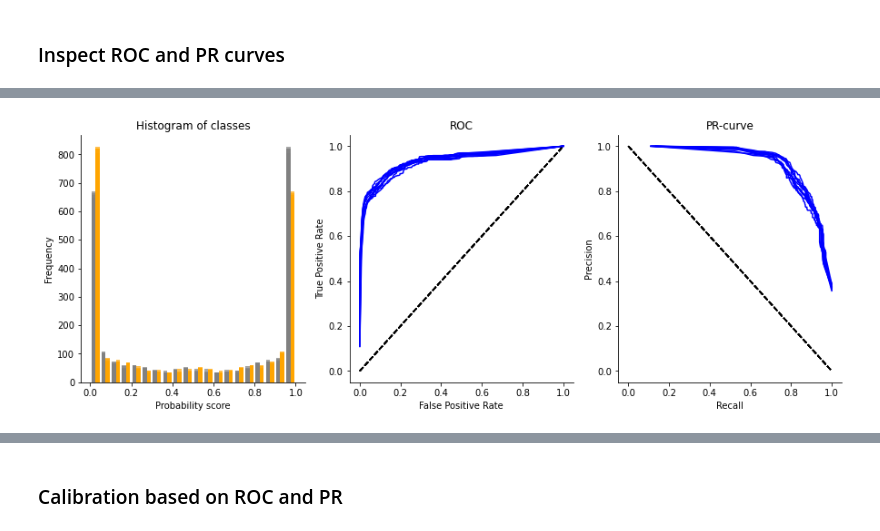
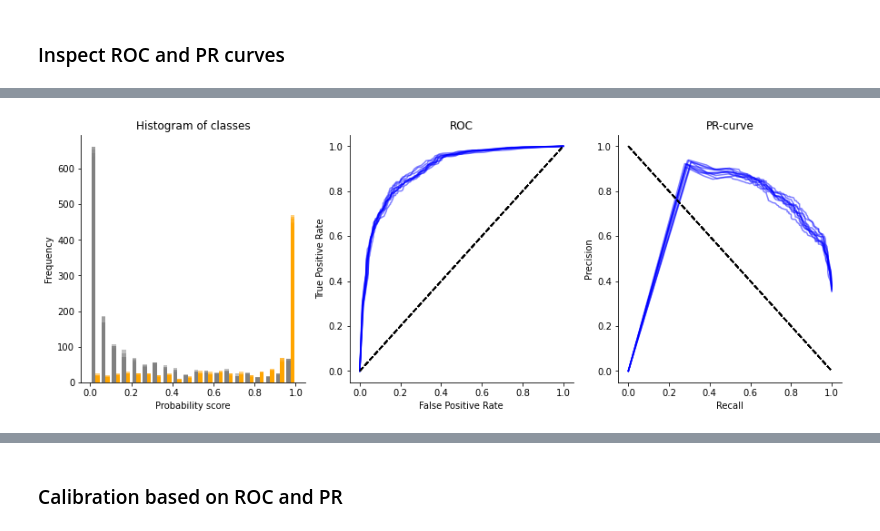
Before and after one commit to mikedataCrunch/bagls-sh-project, a Jupyter notebook: notebooks/06-model-evaluation.ipynb, the cells around one changed output, grey strips where cells are left out. Drawn from its saved outputs; the diff is of its cells as text; code cells hidden in the pictures.

```diff
--- a/notebooks/06-model-evaluation.ipynb
+++ b/notebooks/06-model-evaluation.ipynb
@@ -27,5 +27,5 @@ import wandb
 print("W&B: ", wandb.__version__)
 wandb.login()
 
-PROJECT_NAME = "bagls-sh-test"
+PROJECT_NAME = "bagls-sh-project"
 # %% [output]
@@ -171,7 +172,7 @@ Run data is saved locally in /home/mdorosan/2022/bagls-sh-project/notebooks/wand
 # %% [markdown]
 ### Inspect ROC and PR curves
 # %%
-model_name = 'DenseNet121'
+model_name = 'InceptionResNetV2'
 fig, ax = plt.subplots(1, 3, figsize=(15, 5))
 ax = ax.flatten()
 
@@ -179,6 +180,6 @@ for i in tqdm(range(num_bootstrap)):
     true = labels_list[i]
     preds = models[model_name].predict(datasets[i])
     results = utils.get_results(true, preds, num_thresh=100, class_index=1) # unhealthy
-    ax = utils.plot_results(ax, *results)
+    ax = utils.plot_results(ax, *results, true)
 plt.show()
 # %% [output]
@@ -186,4 +186,4 @@ plt.show()
-[figure, old version]
+[figure, new version]
 # %%
 # log to wandb
 run = wandb.init(
```
Also changed, not shown: parts of 23 cells of this notebook, 5 other files.
